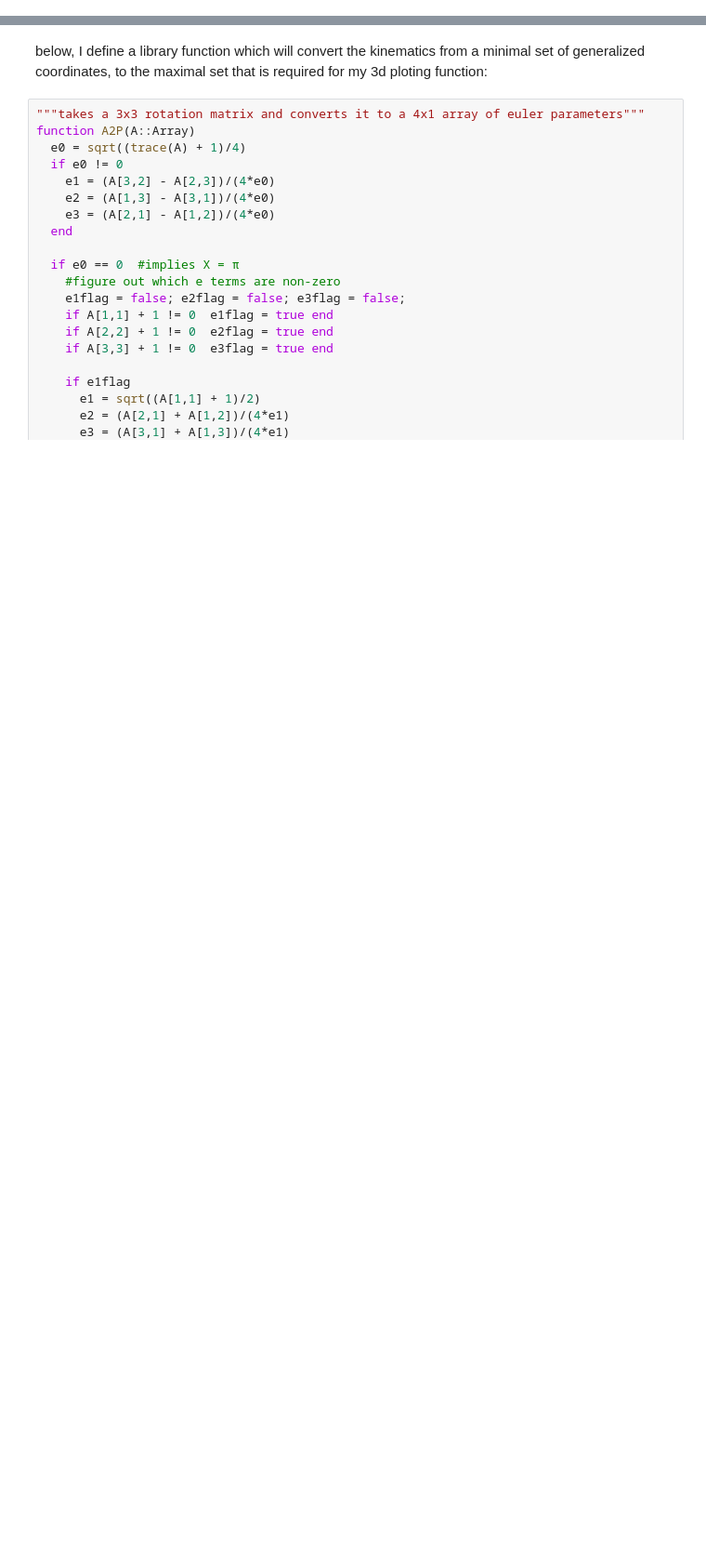
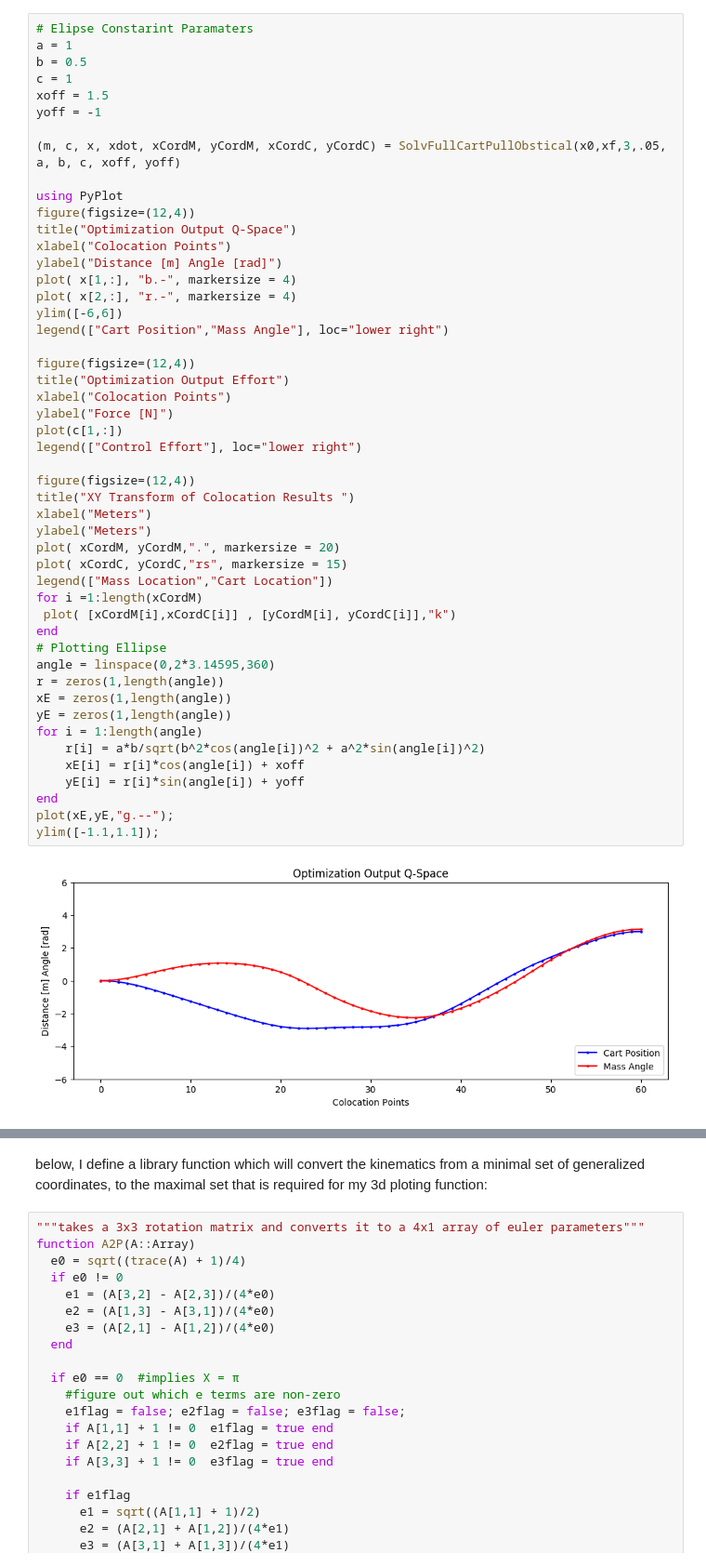
Before and after one commit to the1kieran/pullCartTrajOpt, a Jupyter notebook: finalProject/PatrickProject.ipynb, the cells around one changed output, grey strips where cells are left out. Shown at 93% size. Saved outputs shown, nothing was run; the diff lists cells and outputs as text; blank space fills up the shorter version.

```diff
--- a/finalProject/PatrickProject.ipynb
+++ b/finalProject/PatrickProject.ipynb
@@ -233,0 +456,51 @@ c
+# %%
+# Elipse Constarint Paramaters
+a = 1
+b = 0.5
+c = 1
+xoff = 1.5
+yoff = -1
+
+(m, c, x, xdot, xCordM, yCordM, xCordC, yCordC) = SolvFullCartPullObstical(x0,xf,3,.05, a, b, c, xoff, yoff)
+
+using PyPlot
+figure(figsize=(12,4))
+title("Optimization Output Q-Space")
+xlabel("Colocation Points")
+ylabel("Distance [m] Angle [rad]")
+plot( x[1,:], "b.-", markersize = 4)
+plot( x[2,:], "r.-", markersize = 4)
+ylim([-6,6])
+legend(["Cart Position","Mass Angle"], loc="lower right")
+
+figure(figsize=(12,4))
+title("Optimization Output Effort")
+xlabel("Colocation Points")
+ylabel("Force [N]")
+plot(c[1,:])
+legend(["Control Effort"], loc="lower right")
+
+figure(figsize=(12,4))
+title("XY Transform of Colocation Results ")
+xlabel("Meters")
+ylabel("Meters")
+plot( xCordM, yCordM,".", markersize = 20)
+plot( xCordC, yCordC,"rs", markersize = 15)
+legend(["Mass Location","Cart Location"])
+for i =1:length(xCordM)
+ plot( [xCordM[i],xCordC[i]] , [yCordM[i], yCordC[i]],"k")
+end
+# Plotting Ellipse
+angle = linspace(0,2*3.14595,360)
+r = zeros(1,length(angle))
+xE = zeros(1,length(angle))
+yE = zeros(1,length(angle))
+for i = 1:length(angle)
+    r[i] = a*b/sqrt(b^2*cos(angle[i])^2 + a^2*sin(angle[i])^2)
+    xE[i] = r[i]*cos(angle[i]) + xoff
+    yE[i] = r[i]*sin(angle[i]) + yoff
+end
+plot(xE,yE,"g.--");
+ylim([-1.1,1.1]);
+# %% [output]
+[figure, added]
```
Also changed, not shown: parts of 31 cells of this notebook.
